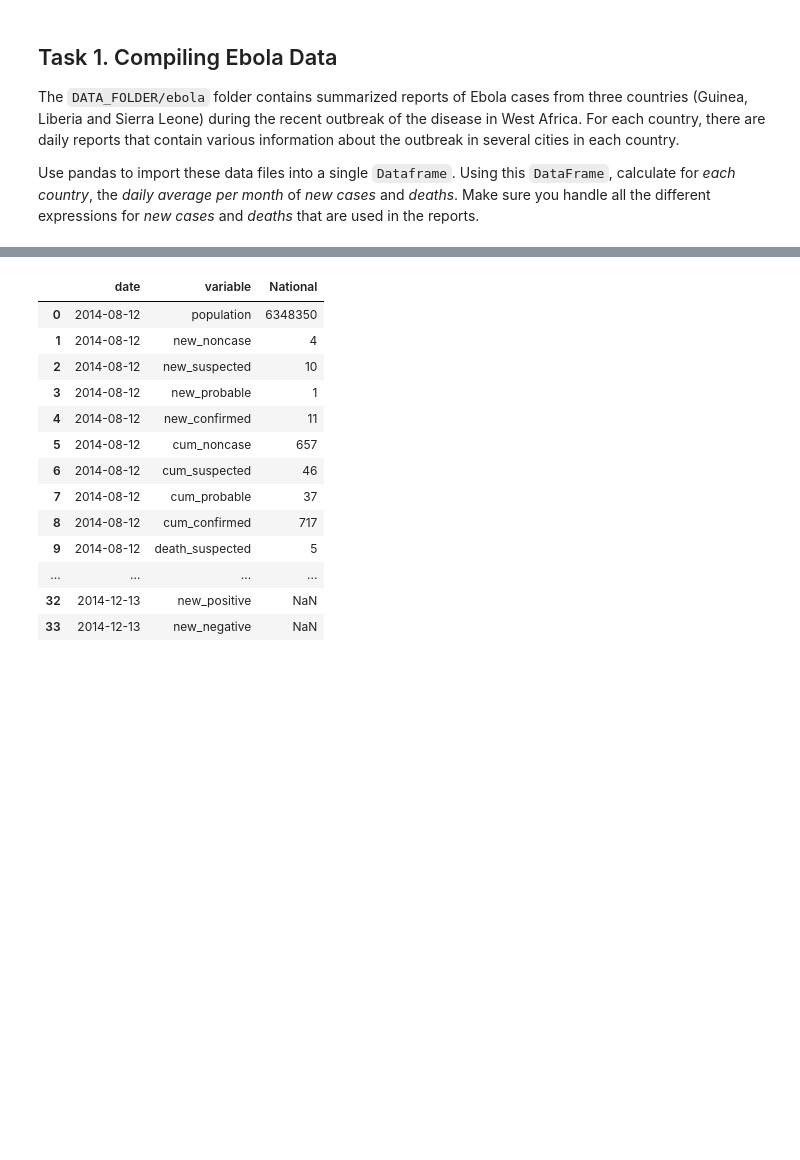
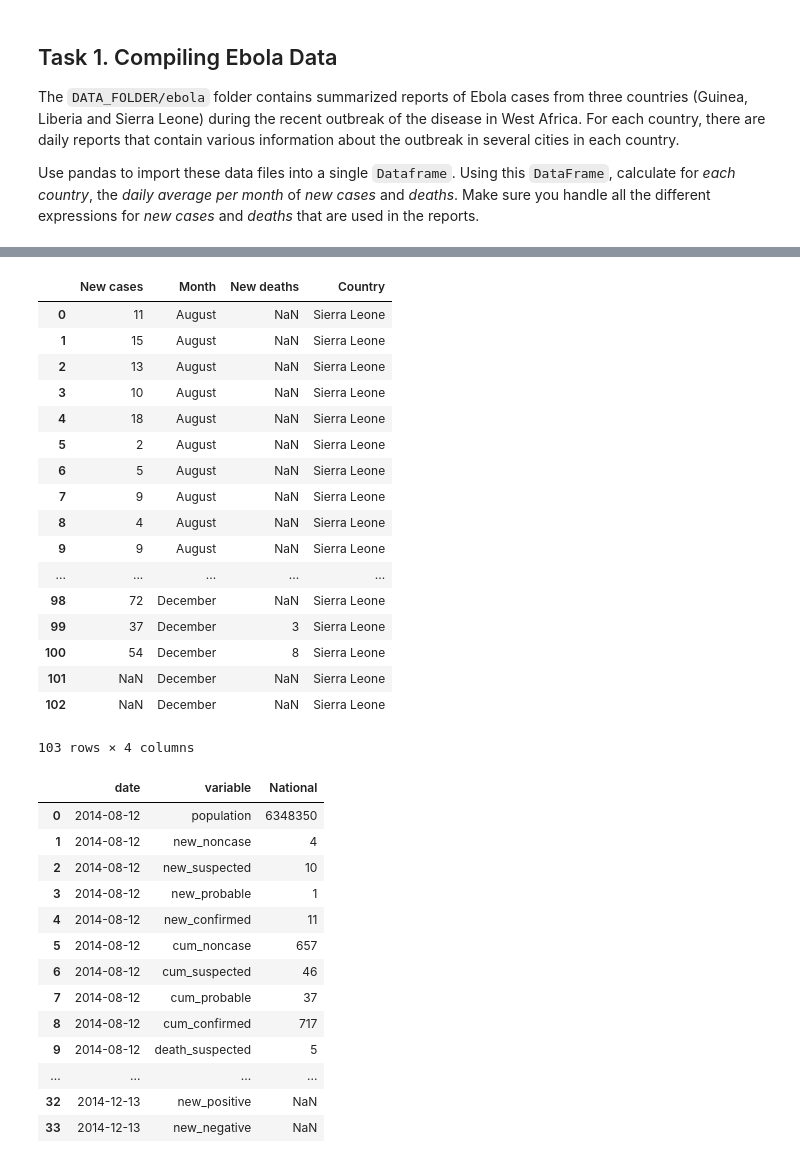
Before and after one commit to darioAnongba/EPFL-ADA, a Jupyter notebook: Labs/01 - Pandas and Data Wrangling/Homework 1.ipynb, the cells around one changed output, grey strips where cells are left out. Cells and saved outputs as stored; diff of their text form; code cells hidden in the pictures; blank space fills up the shorter version.

```diff
--- a/Labs/01 - Pandas and Data Wrangling/Homework 1.ipynb
+++ b/Labs/01 - Pandas and Data Wrangling/Homework 1.ipynb
@@ -86,4 +131,45 @@ ebola_lib[list(['Date','Variable','National'])]
 3152 rows × 3 columns
+# %%
+# We are using 'etc_new_deaths' for computing the number of deaths per day because it's the only information we have.
+# 'etc' means 'Ebola Treatment Center', so those seem to be the deaths happening in the treatment center.
+
+res = ebola_sie.where(ebola_sie['variable'] == 'new_confirmed')
+df = res[pd.notnull(res['variable'])]
+new_cases_confirmed = df[['National', 'date']]
+new_cases_confirmed = new_cases_confirmed.rename(columns = {'National': 'New cases'})
+#mean = np.ceil(np.mean(list(map(int, new_cases_confirmed['New cases'].dropna().values))))
+#new_cases_confirmed = new_cases_confirmed.fillna(mean)
+
+res = ebola_sie.where(ebola_sie['variable'] == 'etc_new_deaths')
+df = res[pd.notnull(res['variable'])]
+new_deaths_registered = df[['National', 'date']]
+new_deaths_registered = new_deaths_registered.rename(columns = {'National': 'New deaths'})
+#mean = np.ceil(np.mean(list(map(int, new_deaths_registered['New deaths'].dropna().values))))
+#new_deaths_registered = new_deaths_registered.fillna(mean)
+total = new_cases_confirmed.merge(new_deaths_registered, on='date')
+total['Country'] = 'Sierra Leone'
+total = total.rename(columns={'date': 'Month'})
+total['Month'] = total.Month.dt.strftime("%B")
+total
+# %% [output]
+|  | New cases | Month | New deaths | Country |
+| 0 | 11 | August | NaN | Sierra Leone |
+| 1 | 15 | August | NaN | Sierra Leone |
+| 2 | 13 | August | NaN | Sierra Leone |
+| 3 | 10 | August | NaN | Sierra Leone |
+| 4 | 18 | August | NaN | Sierra Leone |
+| 5 | 2 | August | NaN | Sierra Leone |
+| 6 | 5 | August | NaN | Sierra Leone |
+| 7 | 9 | August | NaN | Sierra Leone |
+| 8 | 4 | August | NaN | Sierra Leone |
+| 9 | 9 | August | NaN | Sierra Leone |
+| ... | ... | ... | ... | ... |
+| 98 | 72 | December | NaN | Sierra Leone |
+| 99 | 37 | December | 3 | Sierra Leone |
+| 100 | 54 | December | 8 | Sierra Leone |
+| 101 | NaN | December | NaN | Sierra Leone |
+| 102 | NaN | December | NaN | Sierra Leone |
+103 rows × 4 columns
 # %%
 ebola_sie[list(['date','variable','National'])]
 # %% [output]
```
Also changed, not shown: parts of 5 cells of this notebook.
